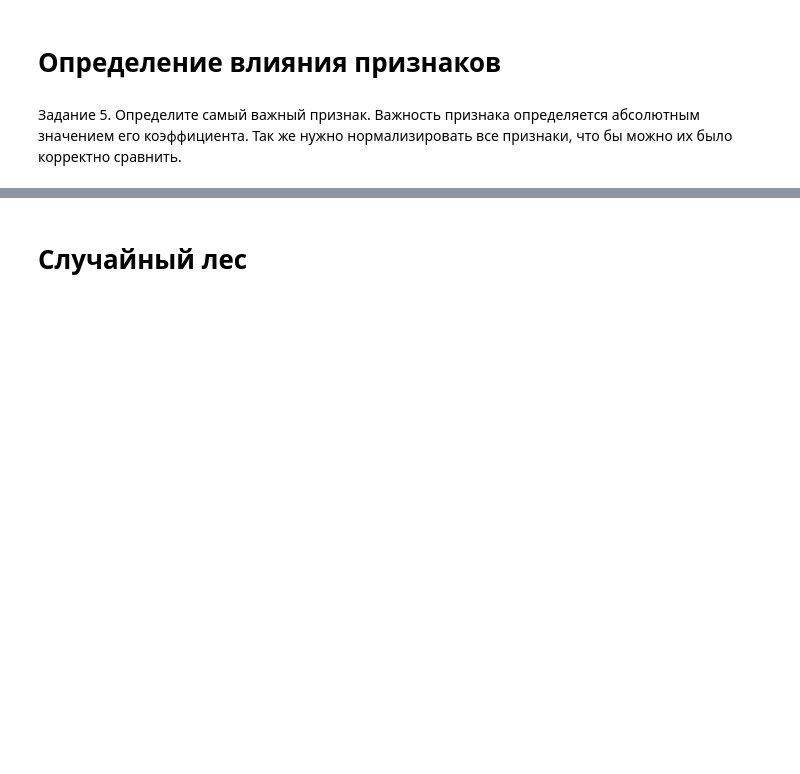
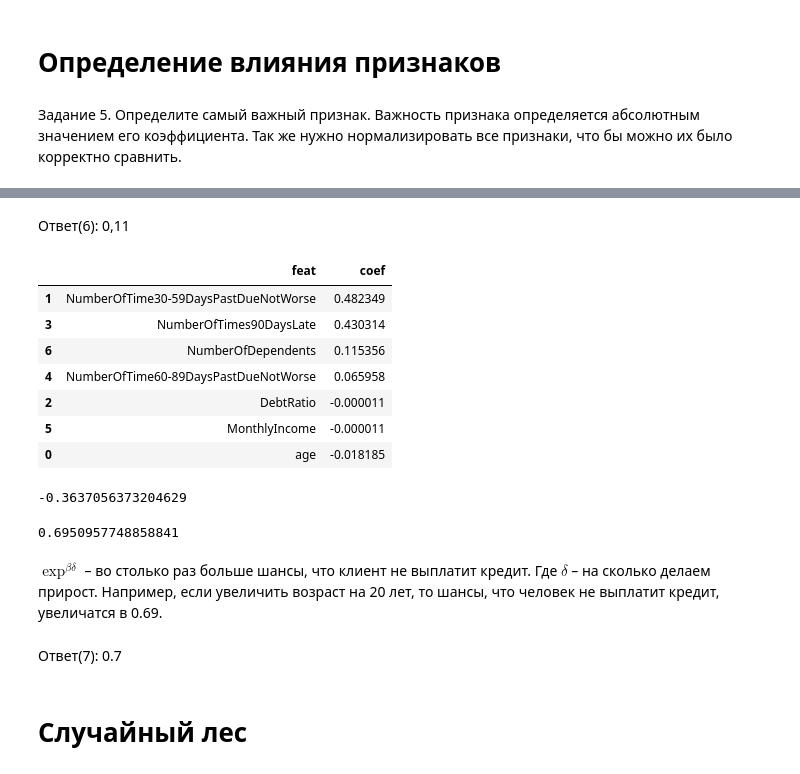
Before and after one commit to AndrewTrefilov/my-journey-to-ml-starts-here, a Jupyter notebook: demo#5.ipynb, the cells around one changed output, grey strips where cells are left out. Saved outputs shown, nothing was run; the diff lists cells and outputs as text; code cells hidden in the pictures; blank space fills up the shorter version.

```diff
--- a/demo#5.ipynb
+++ b/demo#5.ipynb
@@ -200,3 +309,34 @@ array([0.00213691, 0.00191871, 0.00400447, 0.00454398, 0.00306675,
+# %% [markdown]
+Ответ(6): 0,11
+# %%
+# вес признаков без нормализации
+
+lr = LogisticRegression(C=0.001,  random_state=5, class_weight= 'balanced')
+lr.fit(X, y)
+
+pd.DataFrame({'feat': independent_columns_names,
+              'coef': lr.coef_.flatten().tolist()}).sort_values(by='coef', ascending=False)
+# %% [output]
+|  | feat | coef |
+| 1 | NumberOfTime30-59DaysPastDueNotWorse | 0.482349 |
+| 3 | NumberOfTimes90DaysLate | 0.430314 |
+| 6 | NumberOfDependents | 0.115356 |
+| 4 | NumberOfTime60-89DaysPastDueNotWorse | 0.065958 |
+| 2 | DebtRatio | -0.000011 |
+| 5 | MonthlyIncome | -0.000011 |
+| 0 | age | -0.018185 |
+# %%
+lr.coef_[0][0]*20
+# %% [output]
+-0.3637056373204629
+# %%
+np.exp(lr.coef_[0][0]*20)
+# %% [output]
+0.6950957748858841
+# %% [markdown]
+$\exp^{\beta\delta}$ – во столько раз больше шансы, что клиент не выплатит кредит. Где $\delta$ – на сколько делаем прирост. Например, если увеличить возраст на 20 лет, то шансы, что человек не выплатит кредит, увеличатся в 0.69.
+# %% [markdown]
+Ответ(7): 0.7
 # %% [markdown]
 # Случайный лес
 # %%
```
Also changed, not shown: parts of 52 cells of this notebook.
